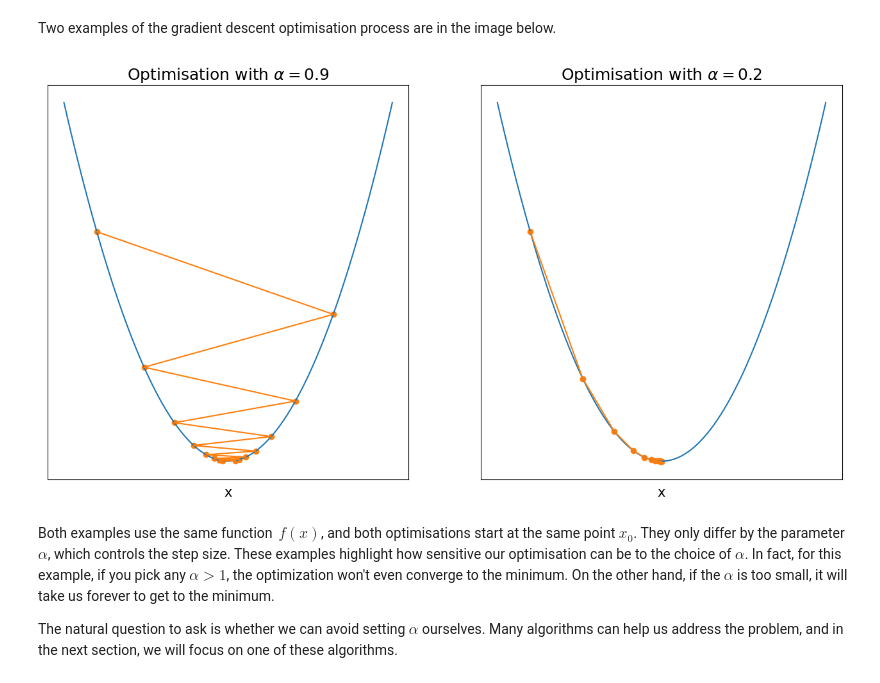
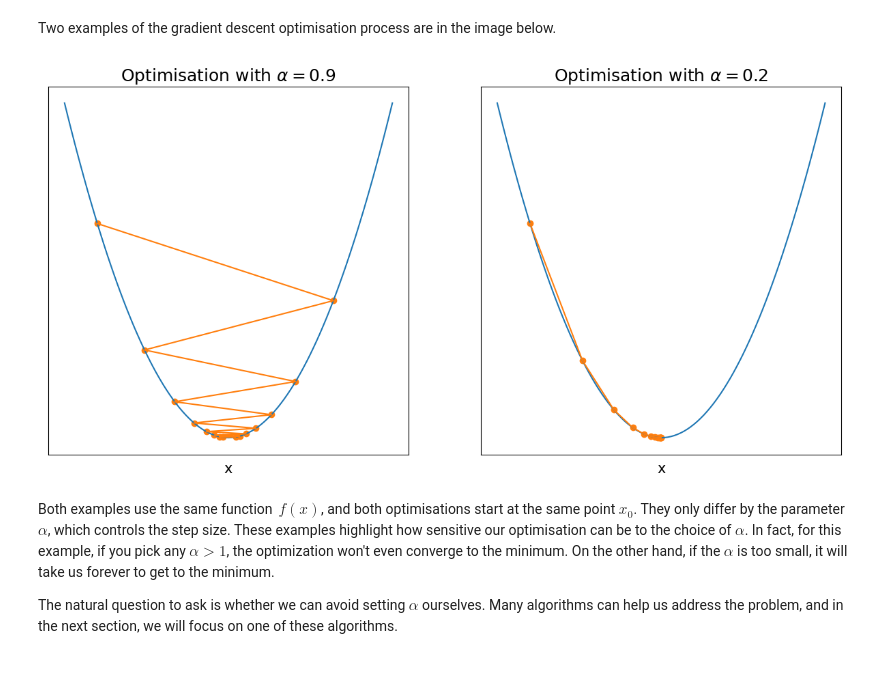
Before and after one commit to itdxer/blog.itdxer.com, a Jupyter notebook: notebooks/2023-06-04 Gradient boosting as a blind gradient descent.ipynb, the cells around one changed output. Drawn from its saved outputs; the diff is of its cells as text; code cells hidden in the pictures.

```diff
--- a/notebooks/2023-06-04 Gradient boosting as a blind gradient descent.ipynb
+++ b/notebooks/2023-06-04 Gradient boosting as a blind gradient descent.ipynb
@@ -189,36 +192,36 @@ x0 = -80
 x_trace_1 = optimise(x0, alpha=0.9, num_steps=14)
 x_trace_2 = optimise(x0, alpha=0.2, num_steps=14)
 
-plt.figure(figsize=(16, 8))
+plt.figure(figsize=(15, 7))
 
 plt.subplot(121)
 
 plt.title(r"Optimisation with $\alpha=0.9$")
 plt.plot(xs, q(xs))
 
 plt.plot(x_trace_1, q(x_trace_1))
 plt.scatter(x_trace_1, q(x_trace_1), color=colors[1])
 
 plt.xticks([], [])
 plt.yticks([], [])
 plt.xlabel("x")
 # plt.ylabel("f(x)")
 
 plt.subplot(122)
 plt.title(r"Optimisation with $\alpha=0.2$")
 plt.plot(xs, q(xs))
 
 plt.plot(x_trace_2, q(x_trace_2))
 plt.scatter(x_trace_2, q(x_trace_2), color=colors[1])
 
 plt.xticks([], [])
 plt.yticks([], [])
 plt.xlabel("x")
 # plt.ylabel("f(x)")
 
 plt.show()
 # %% [output]
-[figure, old version]
+[figure, new version]
 # %% [markdown]
 Both examples use the same function \\(\,f(x)\\), and both optimisations start at the same point \\(x_0\\). They only differ by the parameter \\(\alpha\\), which controls the step size. These examples highlight how sensitive our optimisation can be to the choice of \\(\alpha\\). In fact, for this example, if you pick any \\(\alpha > 1\\), the optimization won't even converge to the minimum. On the other hand, if the \\(\alpha\\) is too small, it will take us forever to get to the minimum.
 
```
Also changed, not shown: parts of 12 cells of this notebook, 11 other files.
